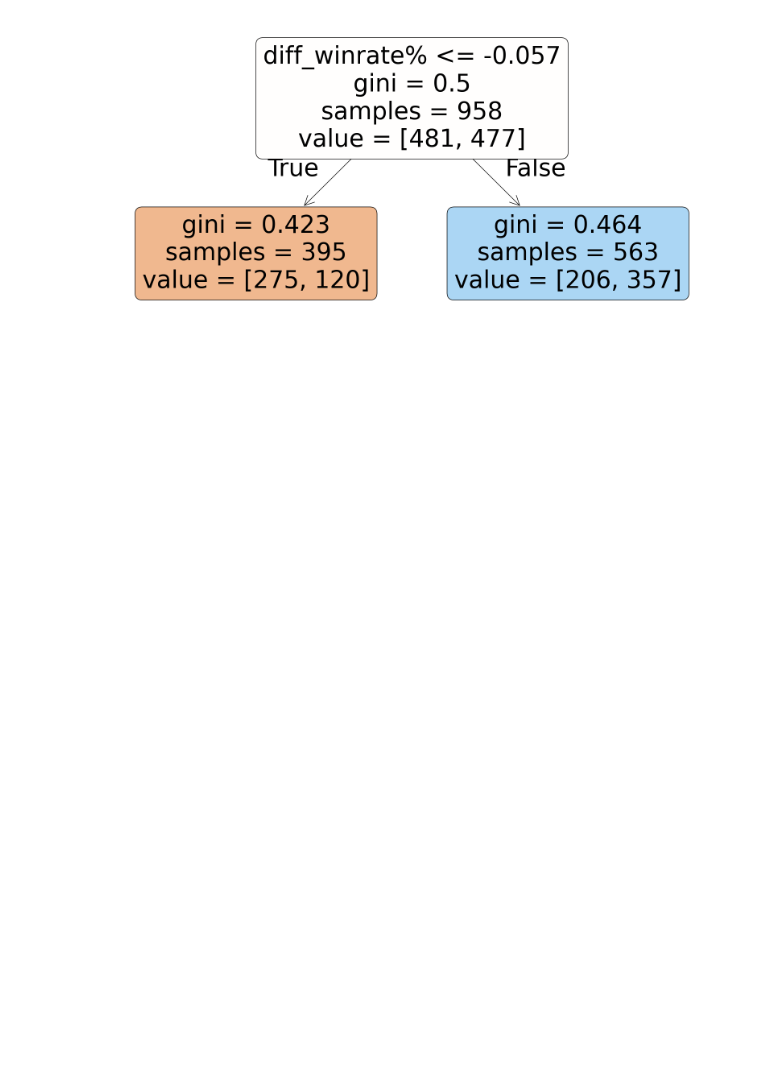
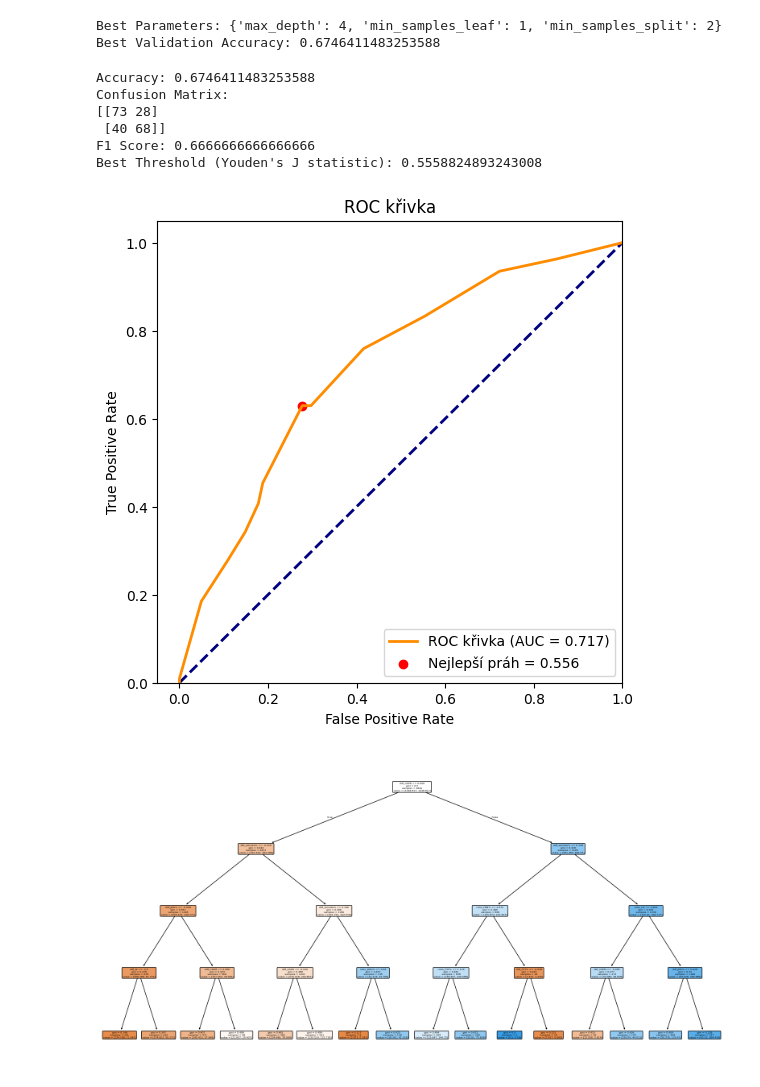
Before and after one commit to pavlila/lol-intra-league-predictor, a Jupyter notebook: notebooks/decision_tree_train.ipynb, the cells around one changed output. Drawn from its saved outputs; the diff is of its cells as text; code cells hidden in the pictures; blank space fills up the shorter version.

```diff
--- a/notebooks/decision_tree_train.ipynb
+++ b/notebooks/decision_tree_train.ipynb
@@ -76,0 +33,7 @@ accuracy score (val): 0.665625
+# %%
+min_date = Xtrain['date'].min()
+max_date = Xtrain['date'].max()
+sample_weight = (Xtrain['date'] - min_date) / (max_date - min_date)
+
+Xtrain = Xtrain.drop(columns=['date'])
+Xval = Xval.drop(columns=['date'])
@@ -77,14 +102,52 @@ accuracy score (val): 0.665625
+# %%
+param_grid = {
+    'max_depth': range(1,7),
+    'min_samples_split': range(2,7),
+    'min_samples_leaf': range(1,5)
+}
+
+best_accuracy = 0
+best_params = None
+
+for params in ParameterGrid(param_grid):
+    clf = DecisionTreeClassifier(random_state=random_seed, **params)
+    clf.fit(Xtrain, ytrain, sample_weight=sample_weight)
+
+    yval_pred = clf.predict(Xval)
+    accuracy = accuracy_score(yval, yval_pred)
+
+    if accuracy > best_accuracy:
+        best_accuracy = accuracy
+        best_params = params
+
+print("Best Parameters:", best_params)
+print("Best Validation Accuracy:", best_accuracy)
+# %% [output]
+Best Parameters: {'max_depth': 4, 'min_samples_leaf': 1, 'min_samples_split': 2}
+Best Validation Accuracy: 0.6746411483253588
 # %%
-from sklearn import tree
-import matplotlib.pyplot as plt
+clfRF = DecisionTreeClassifier(random_state=random_seed, **best_params)
+clfRF.fit(Xtrain, ytrain, sample_weight=sample_weight)
+
+yval_pred = clfRF.predict(Xval)
+yval_proba = clfRF.predict_proba(Xval)[:, 1]
+
+print_metrics(yval, yval_pred, yval_proba)
 
 plt.figure(figsize=(20, 10))
 tree.plot_tree(
-    clf,
-    feature_names=list(Xdata.columns),
+    clfRF,
+    feature_names=list(Xtrain.columns),
     filled=True,
-    rounded=True
+    rounded=True,
 )
 plt.show()
 # %% [output]
+Accuracy: 0.6746411483253588
+Confusion Matrix:
+[[73 28]
+ [40 68]]
+F1 Score: 0.6666666666666666
+Best Threshold (Youden's J statistic): 0.5558824893243008
-[figure, old version]
+[figure, new version]
+[figure, added]
```
Also changed, not shown: parts of 18 cells of this notebook, 11 other files.
